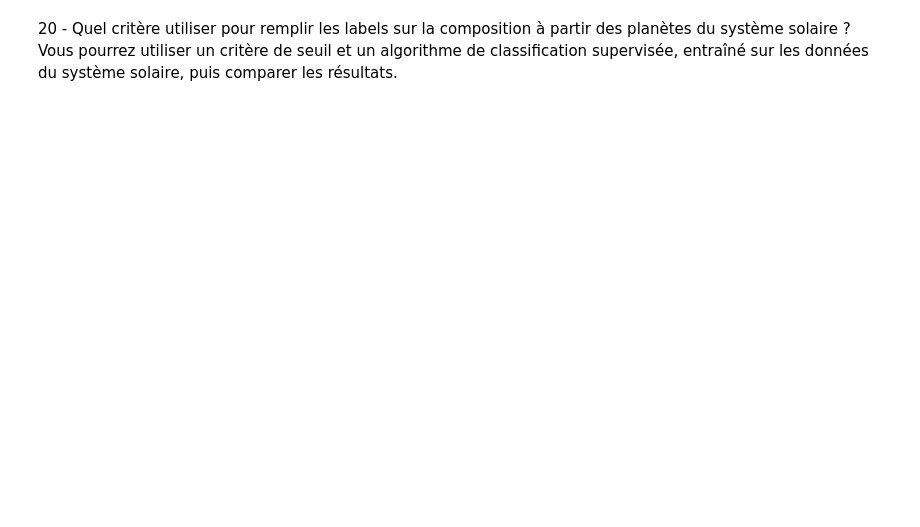
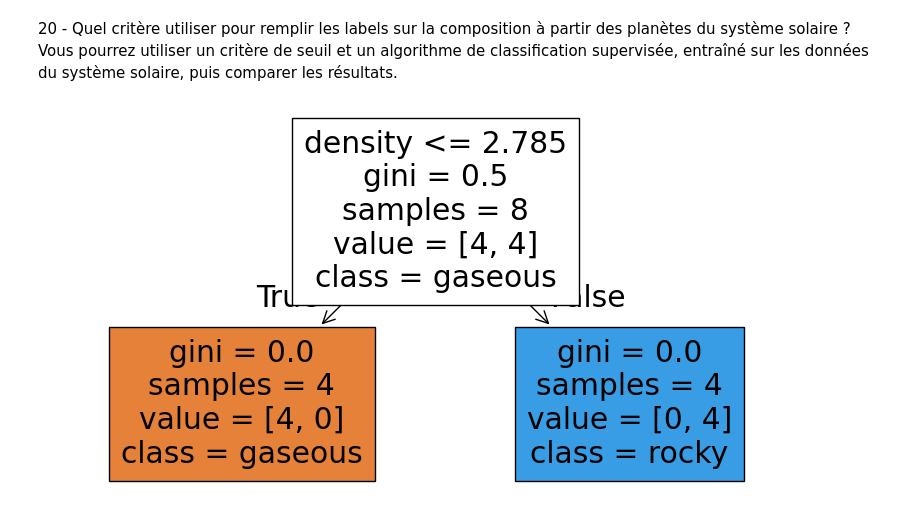
Before and after one commit to Wyll-exe/Classification-Exoplan-tes, a Jupyter notebook: exo.ipynb, the cells around one changed output. Saved outputs shown, nothing was run; the diff lists cells and outputs as text; code cells hidden in the pictures; blank space fills up the shorter version.

```diff
--- a/exo.ipynb
+++ b/exo.ipynb
@@ -312,2 +331,45 @@ df_density[['pl_name', 'density_g_cm3', 'composition']].head(10)
 # %% [markdown]
 20 - Quel critère utiliser pour remplir les labels sur la composition à partir des planètes du système solaire ? Vous pourrez utiliser un critère de seuil et un algorithme de classification supervisée, entraîné sur les données du système solaire, puis comparer les résultats.
+# %%
+from sklearn.tree import DecisionTreeClassifier, plot_tree
+
+# Données du Système Solaire (exemple simplifié)
+# Nom, masse (M_Jup), rayon (R_Jup), densité (g/cm³), composition
+solar_data = [
+    # rocky planets
+    ["Mercure", 0.00017, 0.034, 5.43, "rocky"],
+    ["Vénus",   0.00256, 0.087, 5.24, "rocky"],
+    ["Terre",   0.00315, 0.089, 5.51, "rocky"],
+    ["Mars",    0.00034, 0.047, 3.93, "rocky"],
+    # gaseous planets
+    ["Jupiter", 1.0,     1.0,   1.33, "gaseous"],
+    ["Saturne", 0.299,   0.843, 0.69, "gaseous"],
+    ["Uranus",  0.046,   0.357, 1.27, "gaseous"],
+    ["Neptune", 0.054,   0.346, 1.64, "gaseous"],
+]
+
+# DataFrame des données
+solar_df = pd.DataFrame(solar_data, columns=["name", "pl_bmassj", "pl_radj", "density_g_cm3", "composition"])
+
+# Données d'entrainement
+X_train = solar_df[["density_g_cm3"]]
+y_train = solar_df["composition"]
+
+# Entrainement de l'arbre
+clf = DecisionTreeClassifier(max_depth=None, random_state=None)
+clf.fit(X_train, y_train)
+
+# Test de l'arbre sur les explonates
+
+X_test = df_density[["density_g_cm3"]]
+df_density["composition_tree_density"] = clf.predict(X_test)
+
+# Affichage de l'arbre
+plt.figure(figsize=(10,5))
+plot_tree(clf, feature_names=["density"], class_names=clf.classes_, filled=True)
+plt.show()
+
+# Comparaison des deux méthodes
+print(df_density[["pl_name", "density_g_cm3", "composition", "composition_tree"]].head(10))
+# %% [output]
+[figure, added]
```
Also changed, not shown: parts of 2 cells of this notebook, 1 other file.
